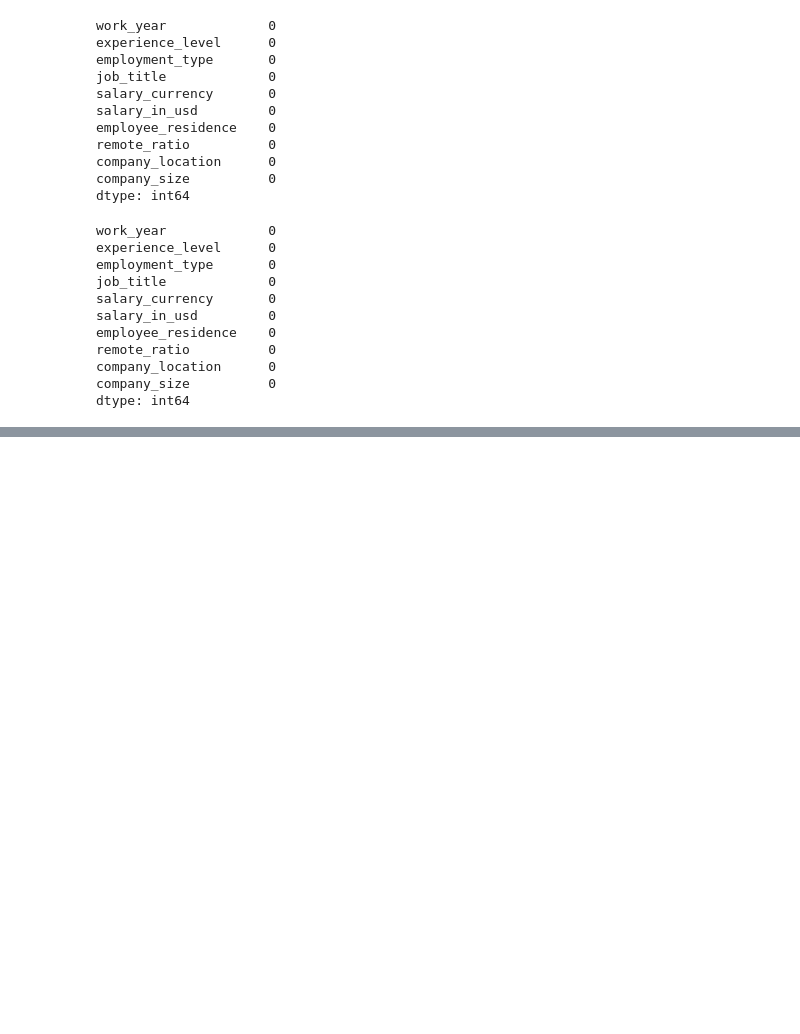
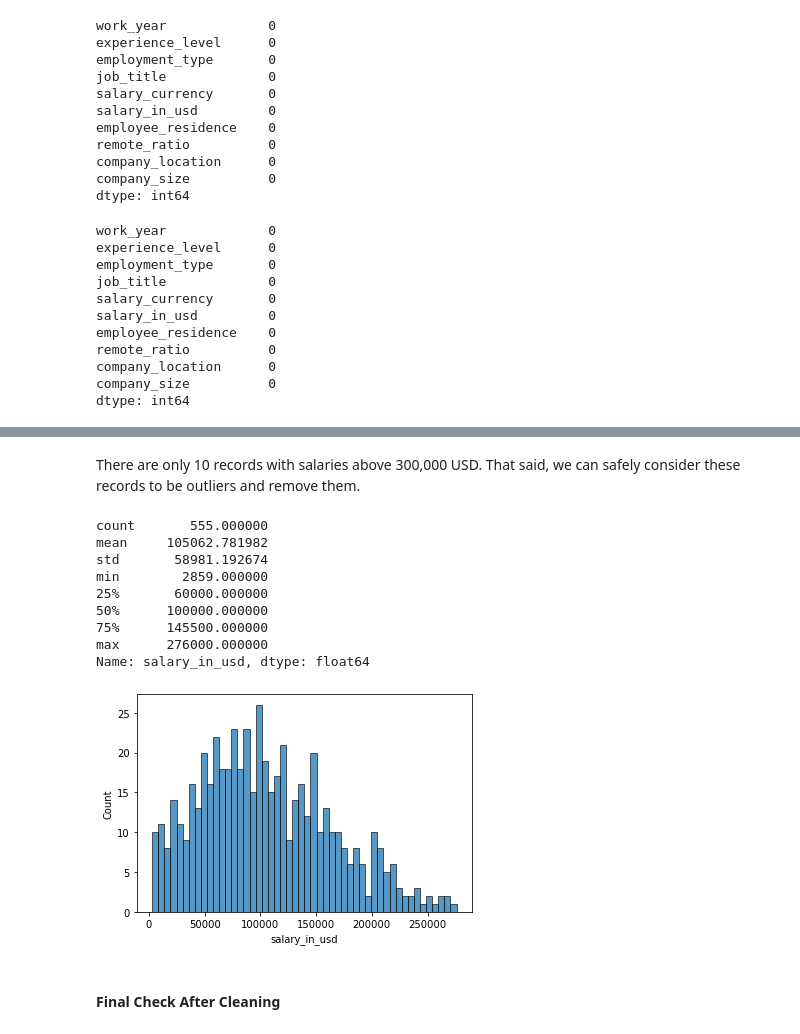
Before and after one commit to Moaaz-Mahmoud/Data-Science-Salaries-Analysis, a Jupyter notebook: notebook.ipynb, the cells around one changed output, grey strips where cells are left out. Drawn from its saved outputs; the diff is of its cells as text; code cells hidden in the pictures; blank space fills up the shorter version.

Commit message:
performed outlier handling

```diff
--- a/notebook.ipynb
+++ b/notebook.ipynb
@@ -121,0 +174,20 @@ dtype: int64
+# %% [markdown]
+There are only 10 records with salaries above 300,000 USD. That said, we can safely consider these records to be outliers and remove them.
+# %%
+df = df[df['salary_in_usd'] < 300000]
+print(df['salary_in_usd'].describe())
+plt.figure(figsize=(6, 4))
+g = sns.histplot(data=df, x='salary_in_usd', bins=50)
+# %% [output]
+count       555.000000
+mean     105062.781982
+std       58981.192674
+min        2859.000000
+25%       60000.000000
+50%      100000.000000
+75%      145500.000000
+max      276000.000000
+Name: salary_in_usd, dtype: float64
+[figure, added]
+# %% [markdown]
+#### Final Check After Cleaning
```
Also changed, not shown: parts of 12 cells of this notebook.
